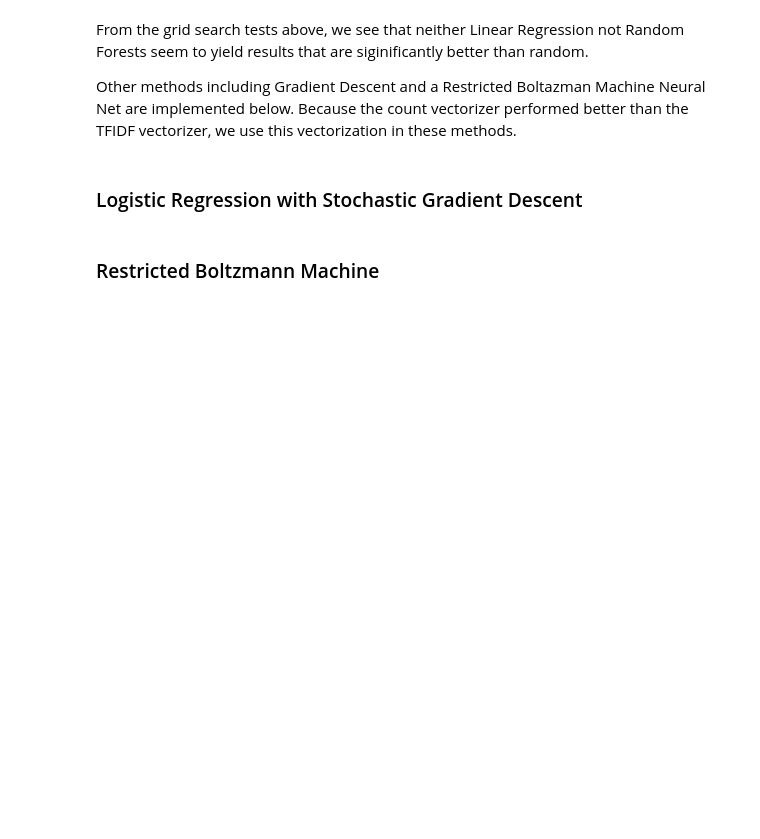
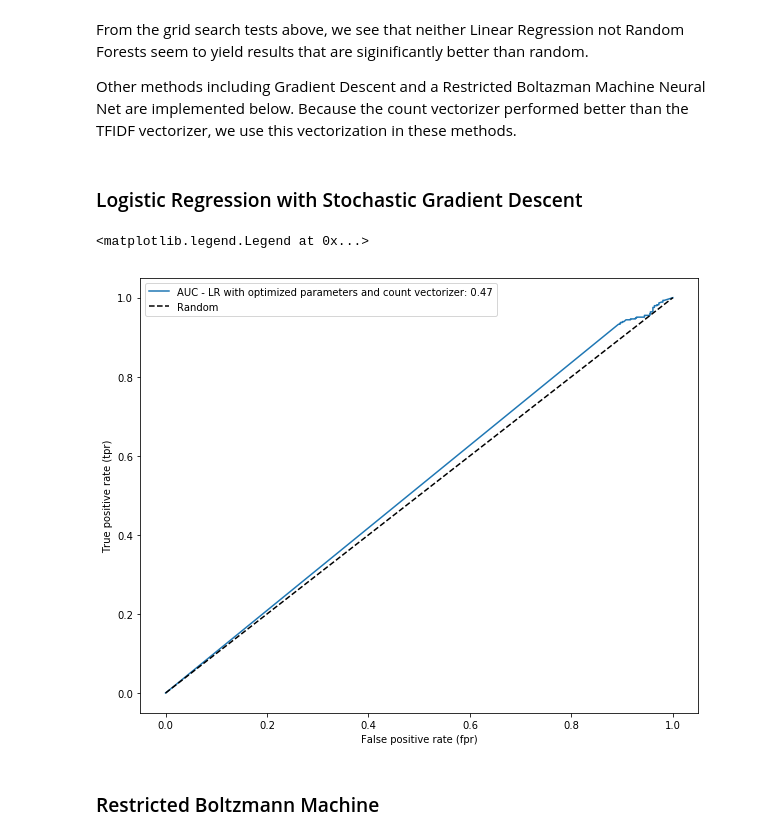
Before and after one commit to ms682/DataScience, a Jupyter notebook: yelp-toronto-dataset.ipynb, the cells around one changed output. Saved outputs shown, nothing was run; the diff lists cells and outputs as text; code cells hidden in the pictures; blank space fills up the shorter version.

Commit message:
trying different models and vectorization methods

```diff
--- a/yelp-toronto-dataset.ipynb
+++ b/yelp-toronto-dataset.ipynb
@@ -341,24 +380,27 @@ Other methods including Gradient Descent and a Restricted Boltazman Machine Neur
 ### Logistic Regression with Stochastic Gradient Descent
 # %%
 from sklearn import linear_model
-clf = linear_model.SGDClassifier(loss='log', penalty='L2')
+clf = linear_model.SGDClassifier(loss='log', penalty='L1')
 clf.fit(X_train2,Y_train2)
 
 auc = np.mean(cross_val_score(clf, X_test2, Y_test2, scoring="roc_auc", cv=3))
 
 # Get the probability of Y_test records being = 1
 Y_test_probability_1 =clf.predict_proba(X_test2)[:, 1]
 
 #Use the metrics.roc_curve function to get the true positive rate (tpr) and false positive rate (fpr)
 tpr, fpr, thresholds = metrics.roc_curve(Y_test2, Y_test_probability_1)
 
 # Plot the ROC curve
 plt.plot(tpr, fpr, label="AUC - LR with optimized parameters and count vectorizer: " + str(round(auc, 2)))
 
 plt.xlabel("False positive rate (fpr)")
 plt.ylabel("True positive rate (tpr)")
 plt.plot([0,1], [0,1], 'k--', label="Random")
 plt.legend(loc=2)
+# %% [output]
+<matplotlib.legend.Legend at 0x...>
+[figure, added]
 # %% [markdown]
 ### Restricted Boltzmann Machine
 # %%
```
Also changed, not shown: parts of 13 cells of this notebook.
